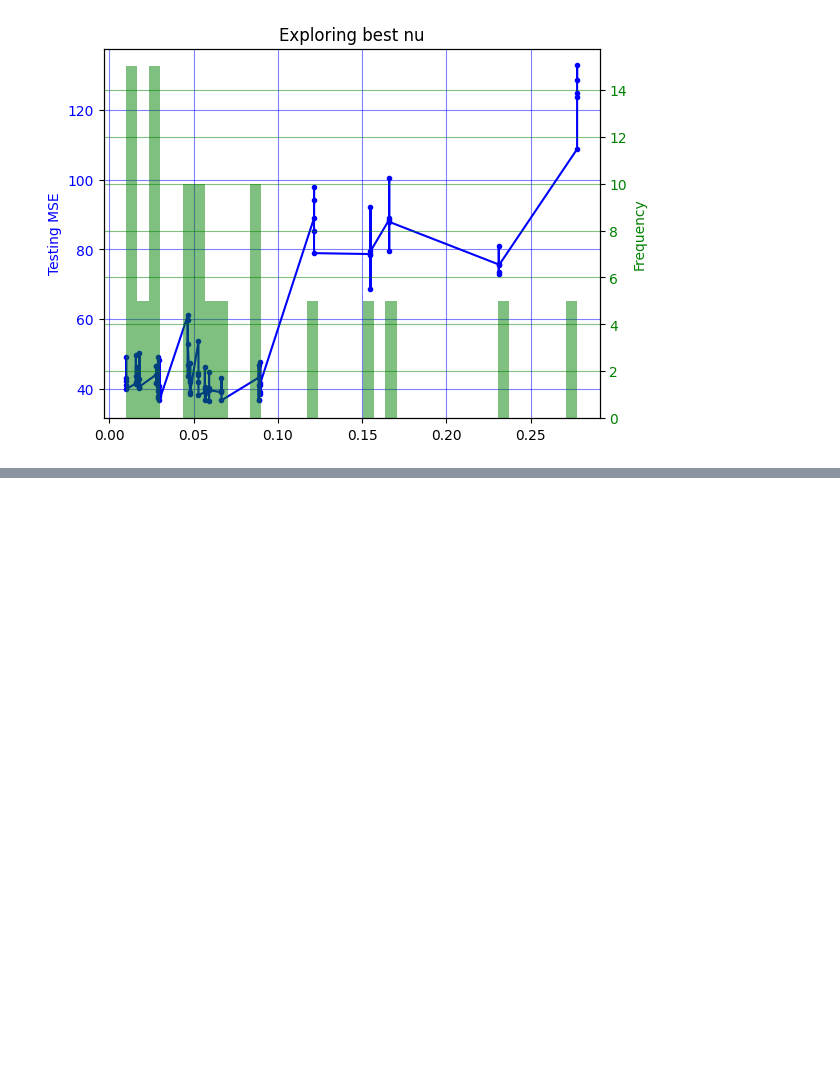
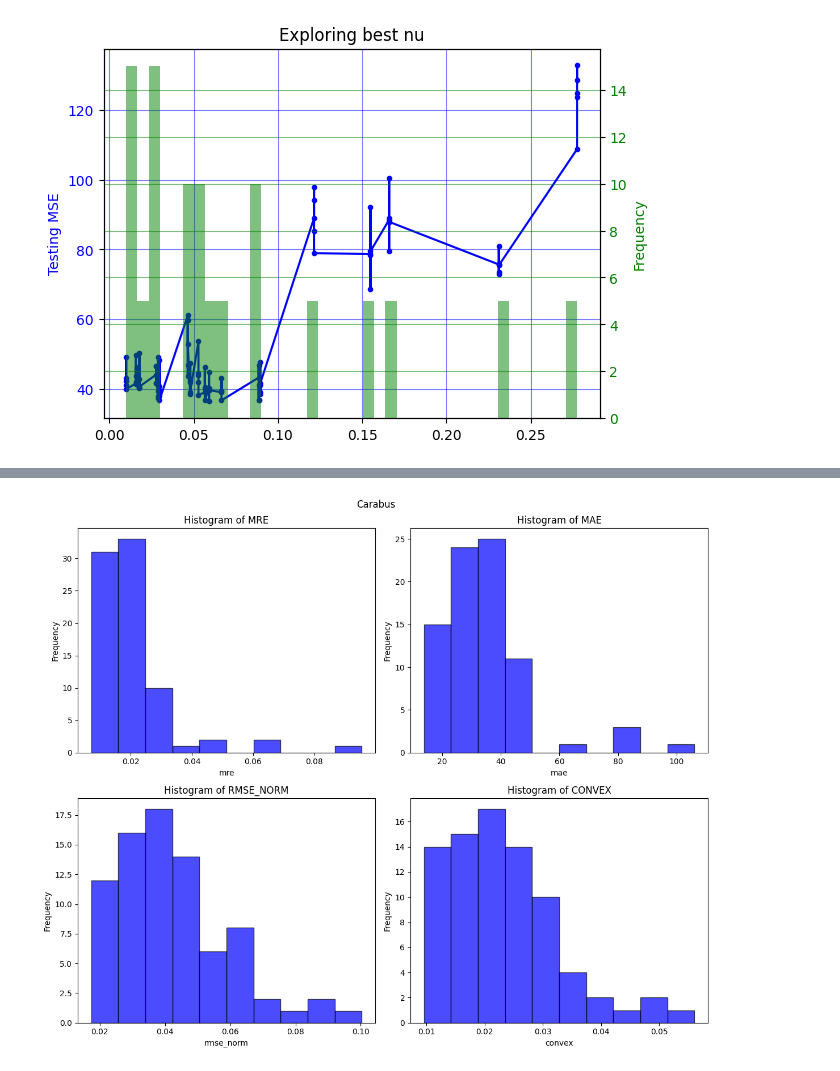
Before and after one commit to luciamartinf/Landmarks_generator, a Jupyter notebook: notebooks/evaluation_carabus.ipynb, the cells around one changed output, grey strips where cells are left out. Saved outputs shown, nothing was run; the diff lists cells and outputs as text; code cells hidden in the pictures; blank space fills up the shorter version.

```diff
--- a/notebooks/evaluation_carabus.ipynb
+++ b/notebooks/evaluation_carabus.ipynb
@@ -390,0 +409,34 @@ plt.show()
+# %%
+import matplotlib.pyplot as plt
+import json
+
+# Read JSON from a file
+with open("../errors_carabus.json", "r") as file:
+    errors_dict = json.load(file)  # Converts JSON into a Python dictionary
+
+
+error_types = ['mre', 'mae', 'rmse_norm', 'convex']
+
+# Creating a dictionary for each error type
+error_values = {error: [] for error in error_types}
+
+# Populating error values
+for img, errors in errors_dict.items():
+    for error in error_types:
+        error_values[error].append(errors[error])
+
+# Plot histograms
+fig, axes = plt.subplots(2, 2, figsize=(12, 10))
+axes = axes.flatten()
+
+for i, error in enumerate(error_types):
+    axes[i].hist(error_values[error], bins=10, alpha=0.7, color='b', edgecolor='black')
+    axes[i].set_title(f'Histogram of {error.upper()}')
+    axes[i].set_xlabel(error)
+    axes[i].set_ylabel('Frequency')
+
+fig.suptitle("Carabus")
+plt.tight_layout()
+plt.show()
+# %% [output]
+[figure, added]
```
Also changed, not shown: parts of 1 cell of this notebook, 10 other files.
